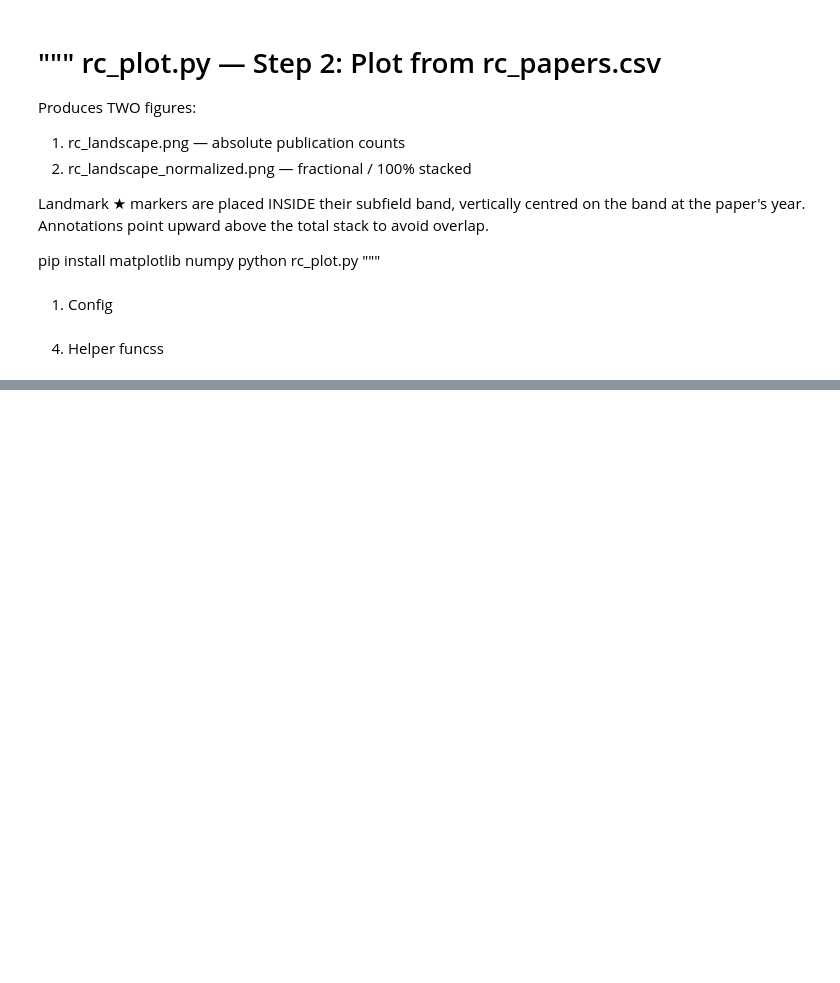
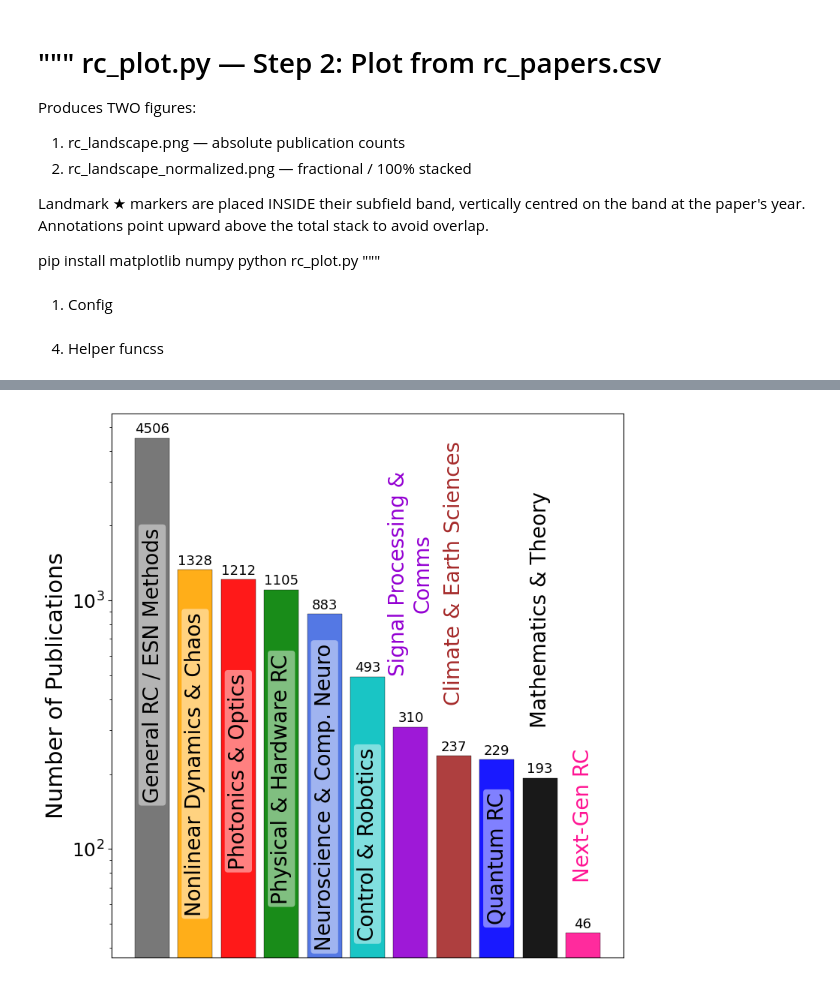
Before and after one commit to maneesh51/RCC_Perspective, a Jupyter notebook: rc_plot.ipynb, the cells around one changed output, grey strips where cells are left out. Saved outputs shown, nothing was run; the diff lists cells and outputs as text; code cells hidden in the pictures; blank space fills up the shorter version.

```diff
--- a/rc_plot.ipynb
+++ b/rc_plot.ipynb
@@ -662,0 +668,72 @@ Saved -> 'rc_landscape_early_window_normalized.png'
+# %%
+# Histogram of sub-field breakdown (total papers per subfield, log scale)
+subfield_counts = defaultdict(int)
+for p in papers:
+    sf = (p.get("subfield") or "").strip() or "Other / Interdisciplinary"
+    y = p.get("year")
+    try:
+        y = int(y)
+    except (TypeError, ValueError):
+        continue
+    if YEARS[0] <= y <= YEARS[1]:
+        subfield_counts[sf] += 1
+
+items = sorted(subfield_counts.items(), key=lambda kv: kv[1], reverse=True)
+labels = [k for k, _ in items]
+values = [v for _, v in items]
+colors = [SUBFIELD_COLORS.get(k, "#888888") for k in labels]
+
+fig, ax = plt.subplots(figsize=(8, 8))
+bars = ax.bar(labels, values, color=colors, alpha=0.9, edgecolor="black", linewidth=0.3)
+
+ax.set_xlabel("", fontsize=12)
+ax.set_ylabel("Number of Publications", fontsize=22)
+ax.set_yscale("log")
+ax.tick_params(axis="x", which="both", bottom=False, top=False, labelbottom=False)
+ax.tick_params(axis="y", labelsize=18)
+ax.yaxis.grid(False)
+ax.set_axisbelow(True)
+
+ymax = ax.get_ylim()[1]
+above_label_fields = {
+    "Next-Gen RC",
+    "Mathematics & Theory",
+    "Climate & Earth Sciences",
+    "Signal Processing & Comms",
+}
+
+# Add subfield name and count on each bar (inside + above)
+for rect, (name, val) in zip(bars, items):
+    if val <= 0:
+        continue
+
+    x = rect.get_x() + rect.get_width() / 2
+    label_name = "Signal Processing &\nComms" if name == "Signal Processing & Comms" else name
+    label_color = SUBFIELD_COLORS.get(name, "k") if name in above_label_fields else "k"
+
+    if name in above_label_fields:
+        y_name = min(val * 1.6, ymax * 0.92)
+        ax.text(
+            x, y_name, label_name,
+            ha="center", va="bottom", rotation=90, fontsize=20, color=label_color,
+            bbox=dict(boxstyle="round,pad=0.15", fc="white", ec="none", alpha=0.25),
+        )
+    else:
+        y_inside = min(val * 0.88, max(1.5, val ** 0.75))
+        if name == "Quantum RC":
+            y_inside = min(val * 0.4, ymax * 0.92)
+        ax.text(
+            x, y_inside, label_name,
+            ha="center", va="center", rotation=90, fontsize=20, color=label_color,
+            bbox=dict(boxstyle="round,pad=0.15", fc="white", ec="none", alpha=0.45),
+        )
+
+    y_top = val * 1.02
+    ax.text(x, y_top, str(val), ha="center", va="bottom", fontsize=13)
+
+plt.tight_layout()
+###save as svg
+# plt.savefig("rc_subfield_breakdown.svg", dpi=300, bbox_inches="tight", facecolor=fig.get_facecolor())
+plt.show()
+# %% [output]
+[figure, added]
```
Also changed, not shown: parts of 6 cells of this notebook, 7 other files.
